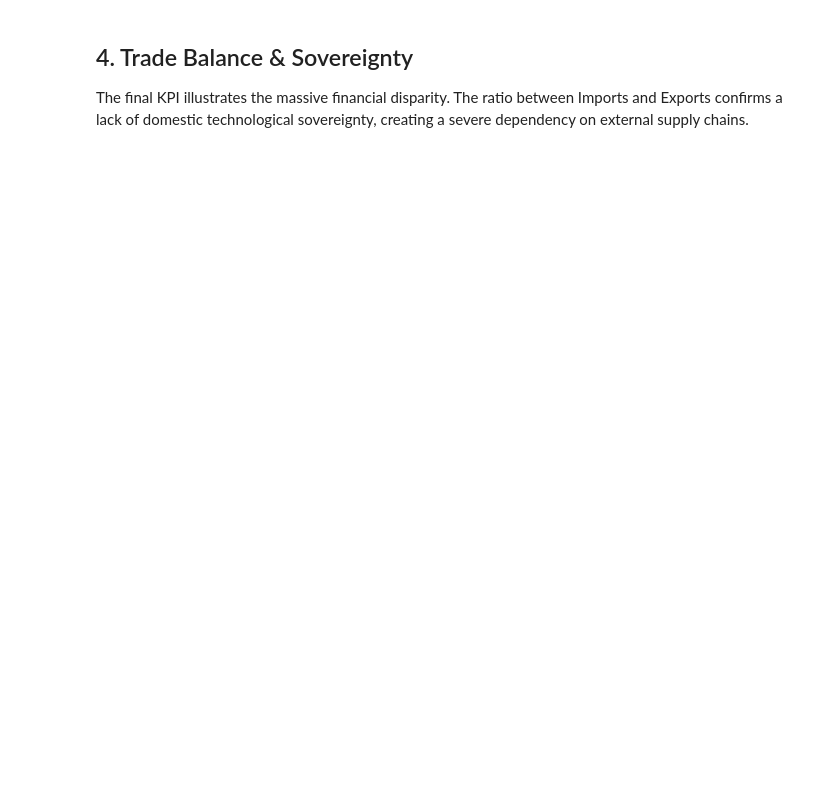
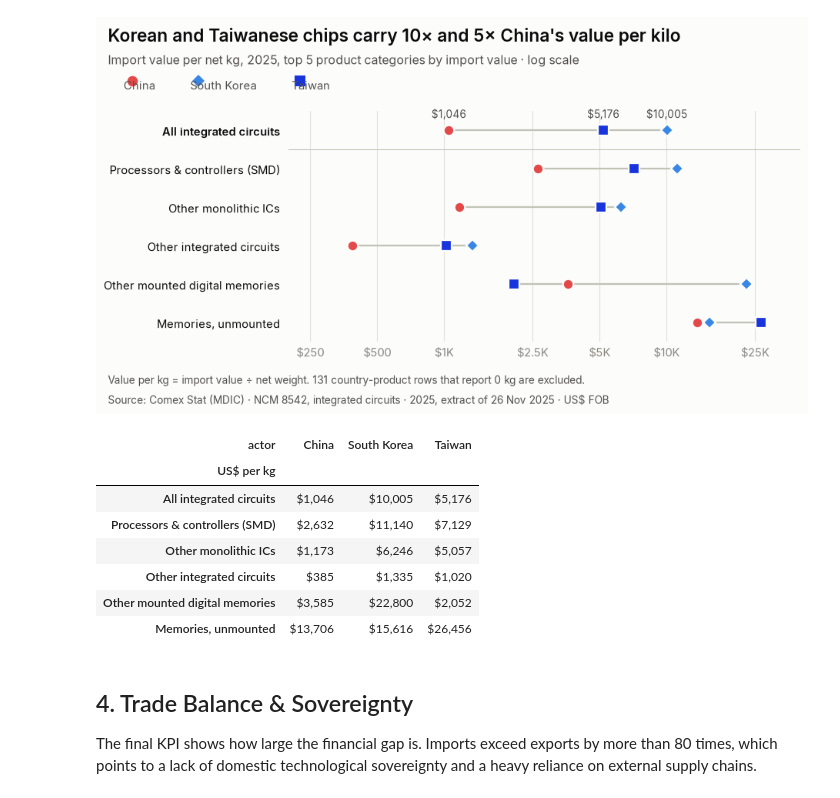
Before and after one commit to ericguadanini/brazil-semiconductor-risk-data-analysis, a Jupyter notebook: Brazil's_semiconductor_risk_analysis.ipynb, the cells around one changed output. Drawn from its saved outputs; the diff is of its cells as text; code cells hidden in the pictures; blank space fills up the shorter version.

```diff
--- a/Brazil's_semiconductor_risk_analysis.ipynb
+++ b/Brazil's_semiconductor_risk_analysis.ipynb
@@ -235,3 +366,80 @@ if 'df' in locals():
+# %%
+PRODUCT_LABELS = {
+    85423120: 'Processors & controllers (SMD)',
+    85423939: 'Other monolithic ICs',
+    85423190: 'Other integrated circuits',
+    85423229: 'Other mounted digital memories',
+    85423210: 'Memories, unmounted',
+}
+top_ncm = df.groupby('ncm')['imp_value'].sum().nlargest(5).index
+
+def usd_per_kg(frame):
+    s = frame.groupby('actor')[['imp_value', 'imp_kg']].sum()
+    return (s['imp_value'] / s['imp_kg']).reindex(TRIANGLE)
+
+density = pd.DataFrame({'All integrated circuits': usd_per_kg(weighed)}).T
+for code in top_ncm:
+    label = PRODUCT_LABELS.get(code, df.loc[df.ncm == code, 'description'].iloc[0][:30])
+    density.loc[label] = usd_per_kg(weighed[weighed['ncm'] == code])
+
+def fig_value_density(theme):
+    n = len(density)
+    band = 44 * PX
+    head, foot = 1.42, 1.0
+    H = head + n * band + foot
+    overall = density.iloc[0]
+    fig = new_figure(theme, H,
+        f"Korean and Taiwanese chips carry {overall['South Korea'] / overall['China']:.0f}× and "
+        f"{overall['Taiwan'] / overall['China']:.0f}× China's value per kilo",
+        f'Import value per net kg, 2025, top 5 product categories by import value · log scale')
+    draw_legend(fig, theme, TRIANGLE, MARGIN, 1.02, markers=MARKERS)
+
+    left = 2.75
+    ax = add_axes(fig, theme, left, head, FIG_W - left - MARGIN - 0.2, n * band)
+    ax.set_xscale('log')
+    ticks = [250, 500, 1_000, 2_500, 5_000, 10_000, 25_000]
+    ax.set_xlim(200, 40_000); ax.set_ylim(n - 0.5, -0.5)
+    ax.set_xticks(ticks, [tick_usd(t) for t in ticks], color=theme['muted'], fontsize=SIZE['label'])
+    ax.minorticks_off()
+    ax.grid(axis='x', color=theme['grid'], lw=1 * PT)    # solid hairlines, behind the data
+    ax.set_axisbelow(True)
+    ax.set_yticks(range(n), density.index, color=theme['ink'], fontsize=SIZE['label'])
+    ax.get_yticklabels()[0].set_weight('semibold')
+    ax.tick_params(axis='y', pad=10 * PT)
+    ax.axhline(0.5, color=theme['axis'], lw=1 * PT)      # separates the total from the categories
+
+    for i, (label, row) in enumerate(density.iterrows()):
+        vals = row.dropna()
+        ax.plot([vals.min(), vals.max()], [i, i], color=theme['axis'], lw=2 * PT,
+                solid_capstyle='round', zorder=2)
+        for country, v in vals.items():
+            m = MARKERS[country]
+            ax.plot(v, i, m, ms=(10 if m == 'D' else 12) * PT, color=theme['series'][country],
+                    mec=theme['surface'], mew=2 * PT, zorder=3)   # 2 px surface ring
+            if i == 0:                                           # label only the headline row
+                ax.annotate(per_kg(v), (v, i), xytext=(0, 11 * PT), textcoords='offset points',
+                            ha='center', va='bottom', fontsize=SIZE['small'], color=theme['ink_2'])
+    fig.text(MARGIN / FIG_W, 0.42 / H,
+             f'Value per kg = import value ÷ net weight. {zero_kg_rows} country-product rows that report 0 kg are excluded.',
+             ha='left', va='bottom', fontsize=SIZE['small'], color=theme['ink_2'])
+    return fig
+
+render(fig_value_density, '03_value_per_kg')
+
+# Table view
+table3 = density.apply(lambda col: col.map(per_kg))
+table3.index.name = 'US$ per kg'
+display(table3)
+# %% [output]
+[figure, added]
+| actor | China | South Korea | Taiwan |
+| US$ per kg |  |  |  |
+| All integrated circuits | $1,046 | $10,005 | $5,176 |
+| Processors & controllers (SMD) | $2,632 | $11,140 | $7,129 |
+| Other monolithic ICs | $1,173 | $6,246 | $5,057 |
+| Other integrated circuits | $385 | $1,335 | $1,020 |
+| Other mounted digital memories | $3,585 | $22,800 | $2,052 |
+| Memories, unmounted | $13,706 | $15,616 | $26,456 |
 # %% [markdown]
 ## 4. Trade Balance & Sovereignty
-The final KPI illustrates the massive financial disparity. The ratio between Imports and Exports confirms a lack of domestic technological sovereignty, creating a severe dependency on external supply chains.
+The final KPI shows how large the financial gap is. Imports exceed exports by more than 80 times, which points to a lack of domestic technological sovereignty and a heavy reliance on external supply chains.
```
Also changed, not shown: parts of 17 cells of this notebook, 13 other files.
